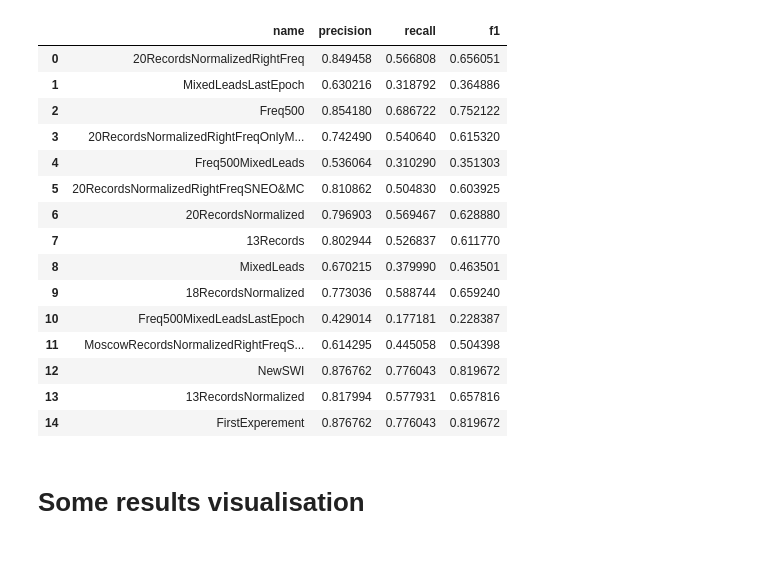
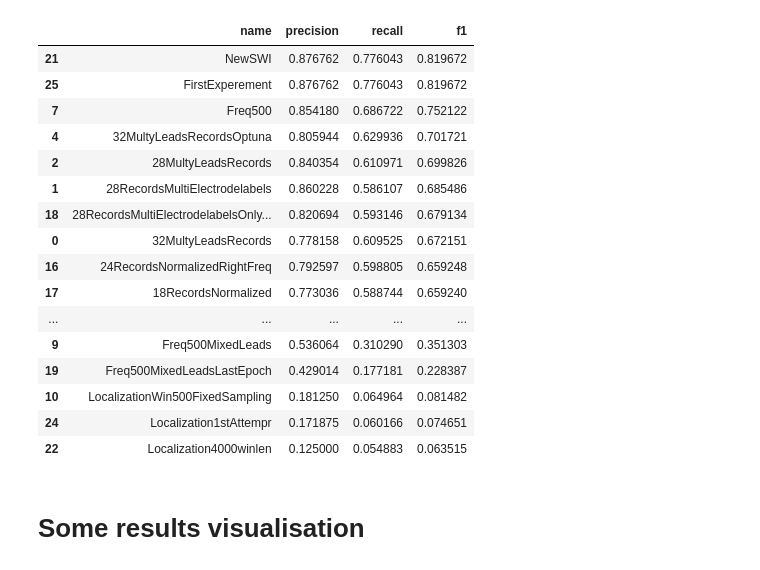
Before and after one commit to NikolayGromov/extreme-events, a Jupyter notebook: EEG seizure/EpiActivity/Таблица результатов по кроссвалидации.ipynb, the cells around one changed output. Cells and saved outputs as stored; diff of their text form; code cells hidden in the pictures.

```diff
--- a/EEG seizure/EpiActivity/Таблица результатов по кроссвалидации.ipynb
+++ b/EEG seizure/EpiActivity/Таблица результатов по кроссвалидации.ipynb
@@ -20,6 +20,11 @@ for exp_name in os.listdir(path):
                 text = f.read()
                 #print(exp_name)
                 #print(text.split("\n"))
+                if "Full" not in text:
+                    text = text.replace("precision", "Full precision")
+                    text = text.replace("recall", "Full recall")
+                #print(text.split("\n"))
+
                 precision.append(float(text.split("\n")[-4].split(" ")[2]))
                 recall.append(float(text.split("\n")[-3].split(" ")[2]))
                 f1.append(float(text.split("\n")[-2].split(" ")[2]))
@@ -27,21 +32,22 @@ for exp_name in os.listdir(path):
         df.loc[i] = [exp_name] + [np.mean(precision), np.mean(recall), np.mean(f1)]
         i += 1
 # %%
-df
+df.sort_values("f1", ascending=False)
 # %% [output]
 |  | name | precision | recall | f1 |
-| 0 | 20RecordsNormalizedRightFreq | 0.849458 | 0.566808 | 0.656051 |
-| 1 | MixedLeadsLastEpoch | 0.630216 | 0.318792 | 0.364886 |
-| 2 | Freq500 | 0.854180 | 0.686722 | 0.752122 |
-| 3 | 20RecordsNormalizedRightFreqOnlyM... | 0.742490 | 0.540640 | 0.615320 |
-| 4 | Freq500MixedLeads | 0.536064 | 0.310290 | 0.351303 |
-| 5 | 20RecordsNormalizedRightFreqSNEO&MC | 0.810862 | 0.504830 | 0.603925 |
-| 6 | 20RecordsNormalized | 0.796903 | 0.569467 | 0.628880 |
-| 7 | 13Records | 0.802944 | 0.526837 | 0.611770 |
-| 8 | MixedLeads | 0.670215 | 0.379990 | 0.463501 |
-| 9 | 18RecordsNormalized | 0.773036 | 0.588744 | 0.659240 |
-| 10 | Freq500MixedLeadsLastEpoch | 0.429014 | 0.177181 | 0.228387 |
-| 11 | MoscowRecordsNormalizedRightFreqS... | 0.614295 | 0.445058 | 0.504398 |
-| 12 | NewSWI | 0.876762 | 0.776043 | 0.819672 |
-| 13 | 13RecordsNormalized | 0.817994 | 0.577931 | 0.657816 |
-| 14 | FirstExperement | 0.876762 | 0.776043 | 0.819672 |
+| 21 | NewSWI | 0.876762 | 0.776043 | 0.819672 |
+| 25 | FirstExperement | 0.876762 | 0.776043 | 0.819672 |
+| 7 | Freq500 | 0.854180 | 0.686722 | 0.752122 |
+| 4 | 32MultyLeadsRecordsOptuna | 0.805944 | 0.629936 | 0.701721 |
+| 2 | 28MultyLeadsRecords | 0.840354 | 0.610971 | 0.699826 |
+| 1 | 28RecordsMultiElectrodelabels | 0.860228 | 0.586107 | 0.685486 |
+| 18 | 28RecordsMultiElectrodelabelsOnly... | 0.820694 | 0.593146 | 0.679134 |
+| 0 | 32MultyLeadsRecords | 0.778158 | 0.609525 | 0.672151 |
+| 16 | 24RecordsNormalizedRightFreq | 0.792597 | 0.598805 | 0.659248 |
+| 17 | 18RecordsNormalized | 0.773036 | 0.588744 | 0.659240 |
+| ... | ... | ... | ... | ... |
+| 9 | Freq500MixedLeads | 0.536064 | 0.310290 | 0.351303 |
+| 19 | Freq500MixedLeadsLastEpoch | 0.429014 | 0.177181 | 0.228387 |
+| 10 | LocalizationWin500FixedSampling | 0.181250 | 0.064964 | 0.081482 |
+| 24 | Localization1stAttempr | 0.171875 | 0.060166 | 0.074651 |
+| 22 | Localization4000winlen | 0.125000 | 0.054883 | 0.063515 |
```
Also changed, not shown: parts of 23 cells of this notebook, 17 other files.
